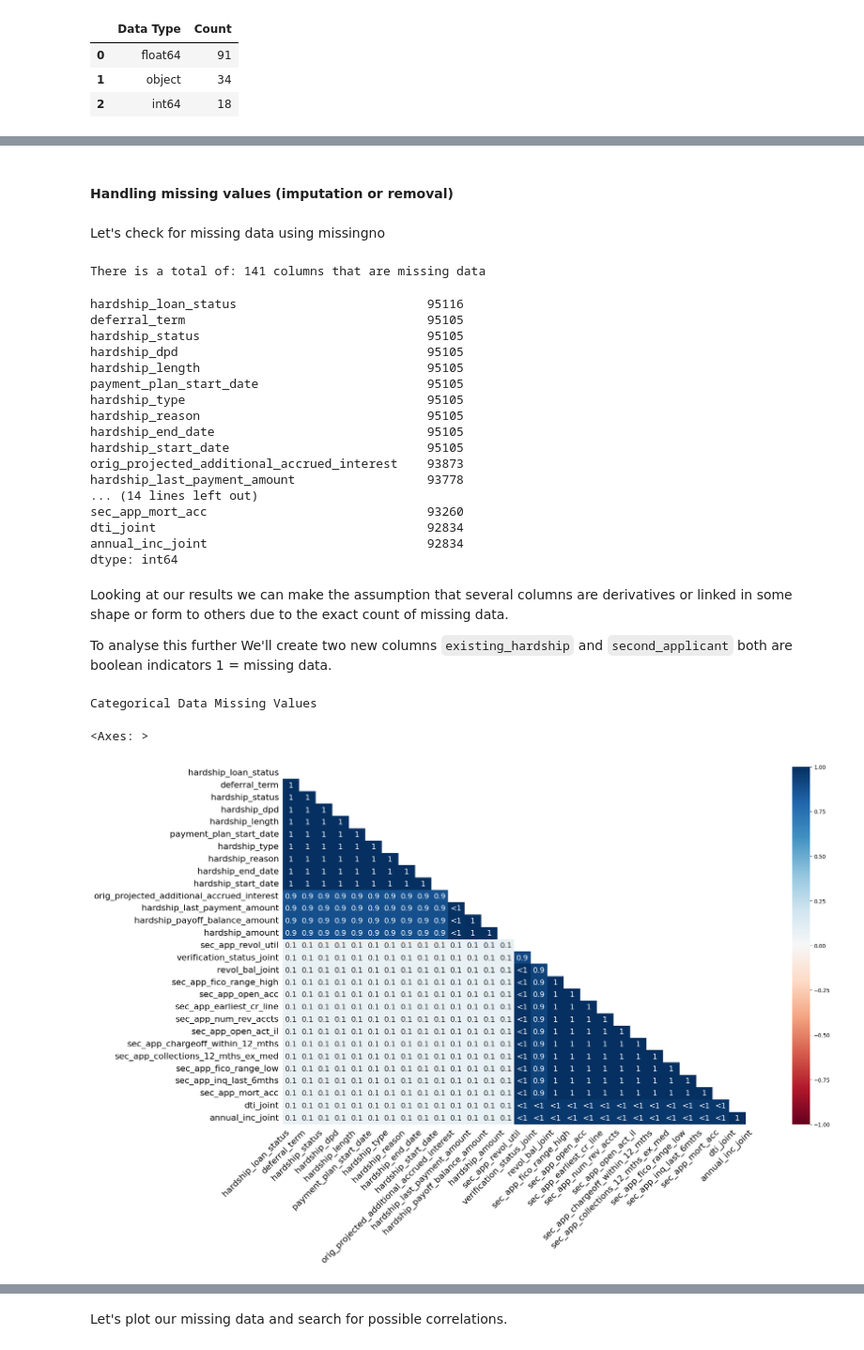
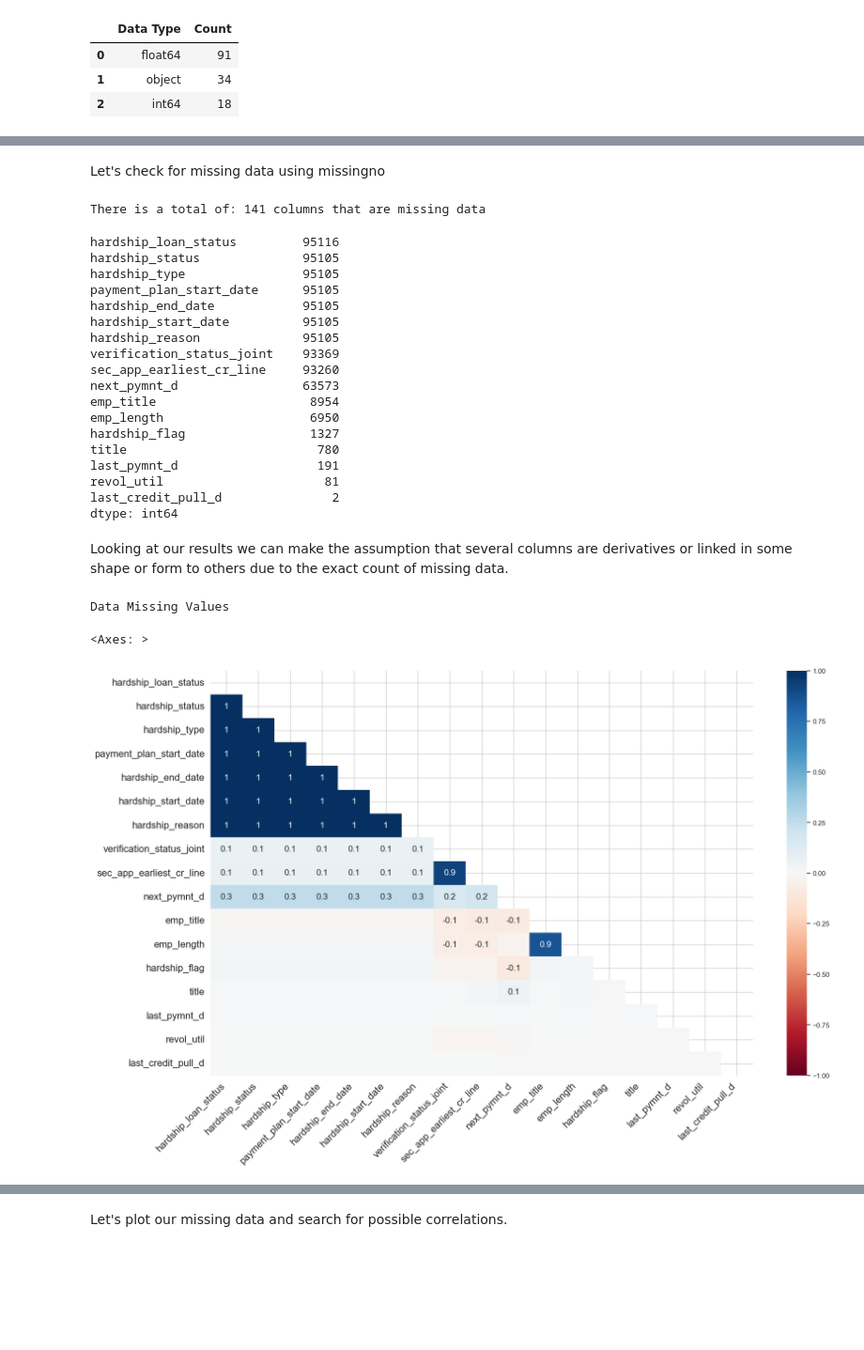
Before and after one commit to Wattysaid/dsif-git-main-project, a Jupyter notebook: elvtr_main_project/notebooks/ELVTR_Data_Science_Main_Project.ipynb, the cells around one changed output, grey strips where cells are left out. Shown at 94% size. Drawn from its saved outputs; the diff is of its cells as text; code cells hidden in the pictures; blank space fills up the shorter version.

```diff
--- a/elvtr_main_project/notebooks/ELVTR_Data_Science_Main_Project.ipynb
+++ b/elvtr_main_project/notebooks/ELVTR_Data_Science_Main_Project.ipynb
@@ -49,9 +49,16 @@ import numpy as np
 import matplotlib.pyplot as plt
 import seaborn as sns
 
-# Set display options for pandas
+# Pandas display settings
 pd.set_option('display.max_columns', None)
-pd.set_option('display.max_rows', 100)
+pd.set_option('display.max_rows', None)
+
+# Plot settings for consistent figure size (A4 landscape top half)
+FIG_WIDTH = 11.69  # Width
+FIG_HEIGHT = 4.14  # Height
+
+# Set the theme for Seaborn plots
+sns.set_theme(style='whitegrid')
 # %% [markdown]
 ## Load Data Set
 # %%
@@ -293,7 +610,5 @@ Let's start by converting our data into lists for further processing.
 # %%
 import missingno as msno
-# %% [markdown]
-#### Handling missing values (imputation or removal)
 # %% [markdown]
 Let's check for missing data using missingno
 # %%
@@ -301,40 +616,39 @@ Let's check for missing data using missingno
 missing_values = df_dropped.isnull().sum().sort_values(ascending=False)
 print(f"There is a total of: {len(missing_values)} columns that are missing data\n")
 
-missing_values[missing_values > 90000] # Display only columns with missing values > X
+missing_values[missing_values > 0] # Display only columns with missing values > X
 # %% [output]
 There is a total of: 141 columns that are missing data
-hardship_loan_status                          95116
-deferral_term                                 95105
-hardship_status                               95105
-hardship_dpd                                  95105
-hardship_length                               95105
-payment_plan_start_date                       95105
-hardship_type                                 95105
-hardship_reason                               95105
-hardship_end_date                             95105
-hardship_start_date                           95105
-orig_projected_additional_accrued_interest    93873
-hardship_last_payment_amount                  93778
-... (14 lines left out)
-sec_app_mort_acc                              93260
-dti_joint                                     92834
-annual_inc_joint                              92834
+hardship_loan_status         95116
+hardship_status              95105
+hardship_type                95105
+payment_plan_start_date      95105
+hardship_end_date            95105
+hardship_start_date          95105
+hardship_reason              95105
+verification_status_joint    93369
+sec_app_earliest_cr_line     93260
+next_pymnt_d                 63573
+emp_title                     8954
+emp_length                    6950
+hardship_flag                 1327
+title                          780
+last_pymnt_d                   191
+revol_util                      81
+last_credit_pull_d               2
 dtype: int64
 # %% [markdown]
 Looking at our results we can make the assumption that several columns are derivatives or linked in some shape or form to others due to the exact count of missing data.
-
-To analyse this further We'll create two new columns `existing_hardship` and `second_applicant` both are boolean indicators 1 = missing data.
 # %%
 # Filter for columns with missing values greater than 0
-missing_values_graph_hardship_second = df_dropped[missing_values[missing_values > 90000].index]
+missing_values_graph = df_dropped[missing_values[missing_values > 0].index]
 
-print("Categorical Data Missing Values\n")
+print("Data Missing Values\n")
 
 # Visualize the missing data using the missingno library
-msno.heatmap(missing_values_graph_hardship_second)
+msno.heatmap(missing_values_graph)
 # msno.dendrogram(missing_values_graph) #removed for the final anlysis to avoid cluttering the document with the same data but a different way to show it
 # %% [output]
-Categorical Data Missing Values
+Data Missing Values
 <Axes: >
-[figure, old version]
+[figure, new version]
```
Also changed, not shown: parts of 43 cells of this notebook.
